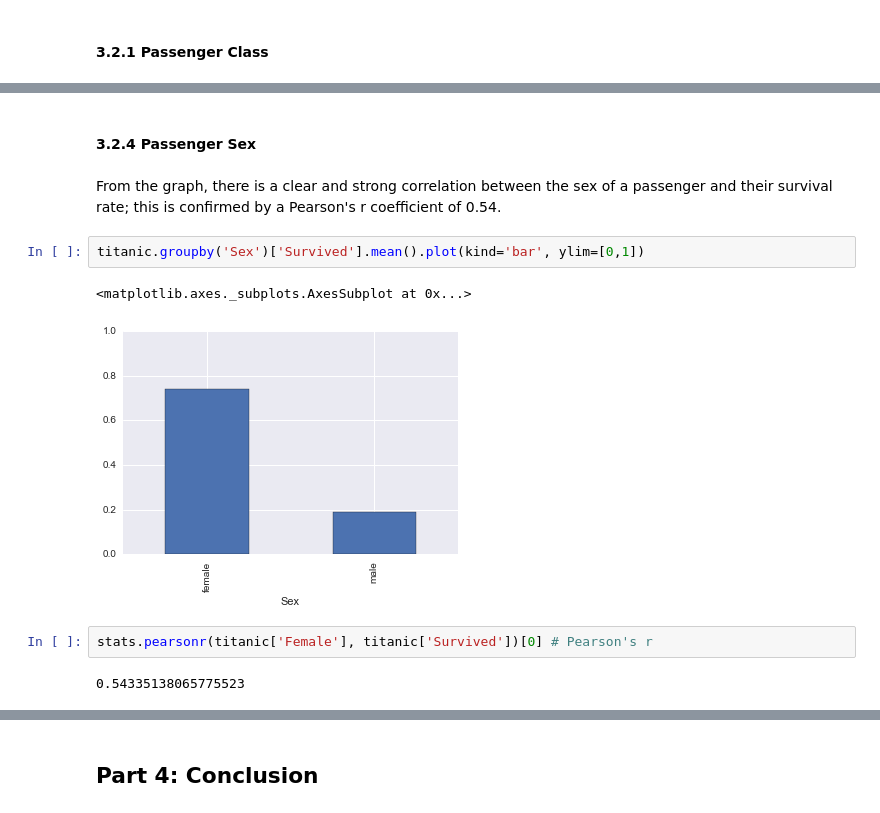
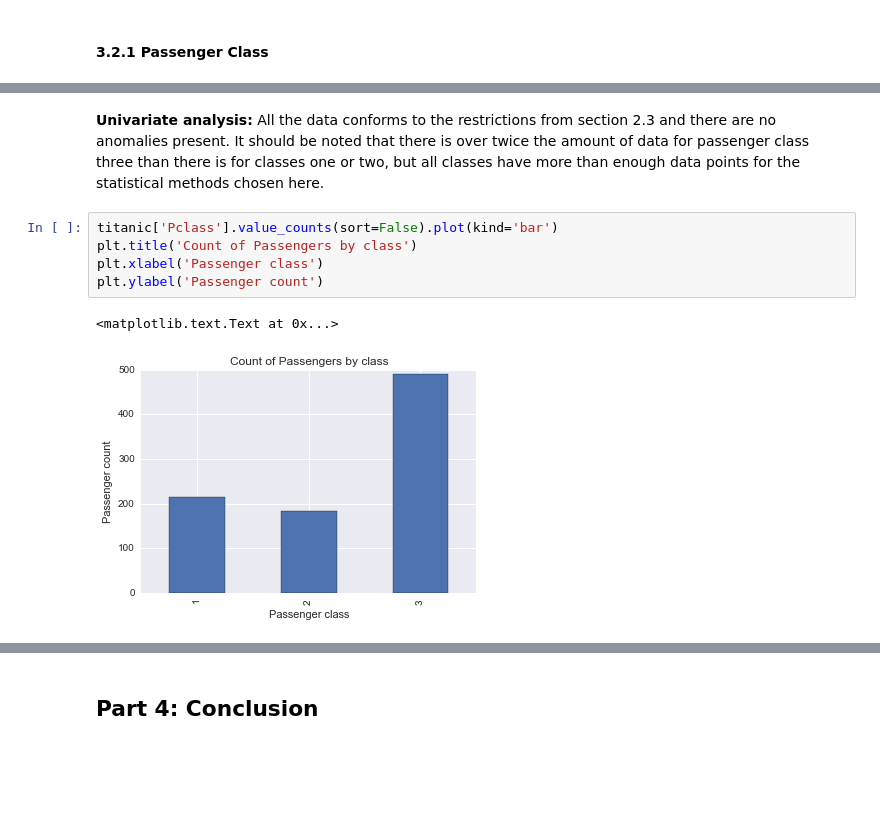
Before and after one commit to mmitchell/data-analyst-nanodegree, a Jupyter notebook: p2/titanic_data_analysis.ipynb, the cells around one changed output, grey strips where cells are left out. Drawn from its saved outputs; the diff is of its cells as text; blank space fills up the shorter version.

```diff
--- a/p2/titanic_data_analysis.ipynb
+++ b/p2/titanic_data_analysis.ipynb
@@ -215,13 +146,10 @@ stats.pearsonr(titanic['Age'], titanic['Survived'])[0] # Pearson's r
-# %% [markdown]
-#### 3.2.4 Passenger Sex
-# %% [markdown]
-From the graph, there is a clear and strong correlation between the sex of a passenger and their survival rate; this is confirmed by a Pearson's r coefficient of 0.54.
-# %%
-titanic.groupby('Sex')['Survived'].mean().plot(kind='bar', ylim=[0,1])
-# %% [output]
-<matplotlib.axes._subplots.AxesSubplot at 0x...>
-[figure, removed]
-# %%
-stats.pearsonr(titanic['Female'], titanic['Survived'])[0] # Pearson's r
-# %% [output]
-0.54335138065775523
+# %% [markdown]
+__Univariate analysis:__ All the data conforms to the restrictions from section 2.3 and there are no anomalies present. It should be noted that there is over twice the amount of data for passenger class three than there is for classes one or two, but all classes have more than enough data points for the statistical methods chosen here.
+# %%
+titanic['Pclass'].value_counts(sort=False).plot(kind='bar')
+plt.title('Count of Passengers by class')
+plt.xlabel('Passenger class')
+plt.ylabel('Passenger count')
+# %% [output]
+<matplotlib.text.Text at 0x...>
+[figure, added]
```
Also changed, not shown: parts of 76 cells of this notebook, 2 other files.
